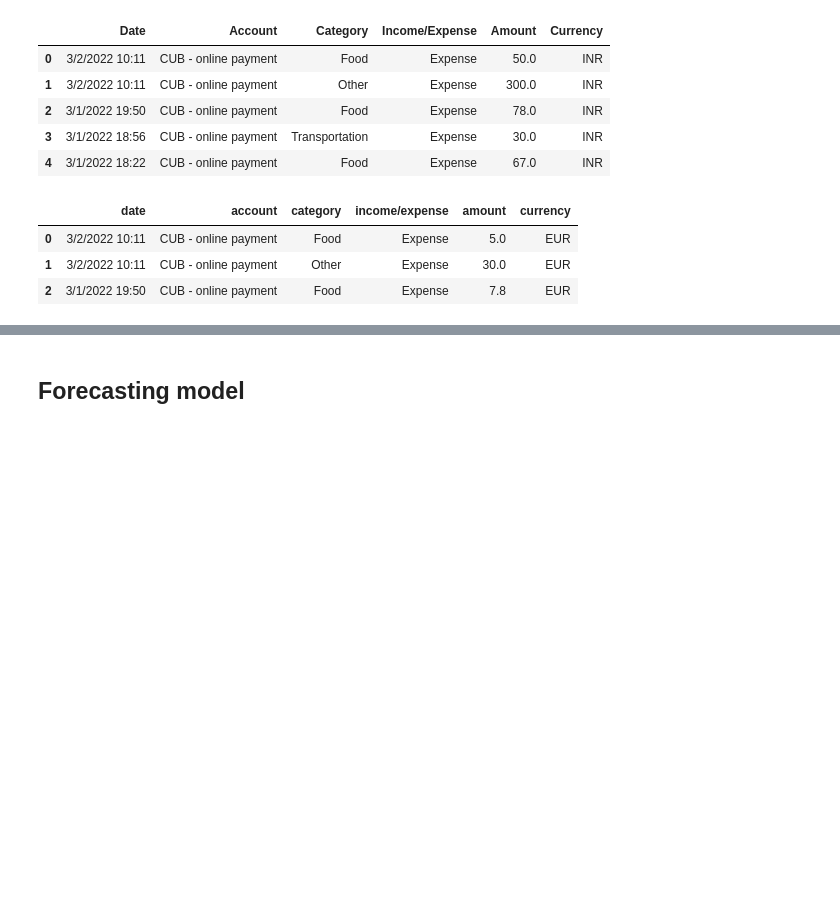
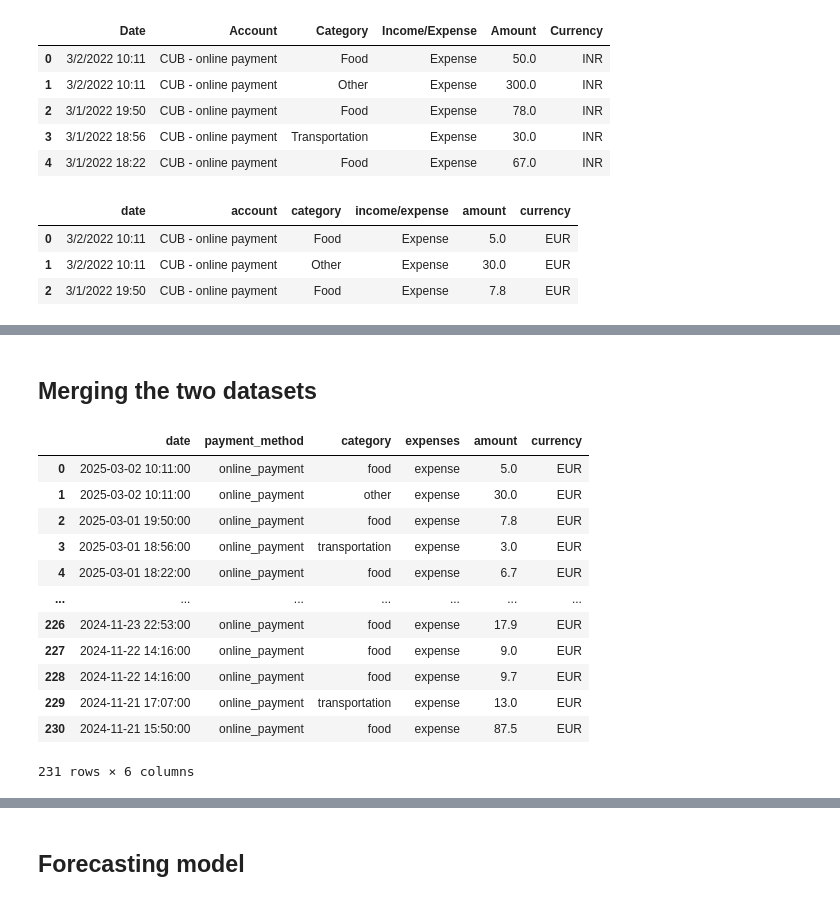
Before and after one commit to ideaxh/Artif-I, a Jupyter notebook: backend/config/budget_forecasting/testing_forecasting_model.ipynb, the cells around one changed output, grey strips where cells are left out. Cells and saved outputs as stored; diff of their text form; code cells hidden in the pictures; blank space fills up the shorter version.

```diff
--- a/backend/config/budget_forecasting/testing_forecasting_model.ipynb
+++ b/backend/config/budget_forecasting/testing_forecasting_model.ipynb
@@ -77,0 +161,22 @@ df.to_csv('C:/Users/arbru/OneDrive/Desktop/RAI/Artif-I/backend/datasets/cleaned_
+# %% [markdown]
+## Merging the two datasets
+# %%
+df_1 = pd.read_csv('C:/Users/arbru/OneDrive/Desktop/RAI/Artif-I/backend/datasets/final/cleaned_expense_data.csv')
+df_2 = pd.read_csv('C:\\Users\\arbru\\OneDrive\\Desktop\\RAI\\Artif-I\\backend\\datasets\\final\\expenses_2.csv')
+df_3 = pd.concat([df_1, df_2], ignore_index=True)
+# %%
+df_1
+# %% [output]
+|  | date | payment_method | category | expenses | amount | currency |
+| 0 | 2025-03-02 10:11:00 | online_payment | food | expense | 5.0 | EUR |
+| 1 | 2025-03-02 10:11:00 | online_payment | other | expense | 30.0 | EUR |
+| 2 | 2025-03-01 19:50:00 | online_payment | food | expense | 7.8 | EUR |
+| 3 | 2025-03-01 18:56:00 | online_payment | transportation | expense | 3.0 | EUR |
+| 4 | 2025-03-01 18:22:00 | online_payment | food | expense | 6.7 | EUR |
+| ... | ... | ... | ... | ... | ... | ... |
+| 226 | 2024-11-23 22:53:00 | online_payment | food | expense | 17.9 | EUR |
+| 227 | 2024-11-22 14:16:00 | online_payment | food | expense | 9.0 | EUR |
+| 228 | 2024-11-22 14:16:00 | online_payment | food | expense | 9.7 | EUR |
+| 229 | 2024-11-21 17:07:00 | online_payment | transportation | expense | 13.0 | EUR |
+| 230 | 2024-11-21 15:50:00 | online_payment | food | expense | 87.5 | EUR |
+231 rows × 6 columns
```
Also changed, not shown: parts of 29 cells of this notebook, 6 other files.
